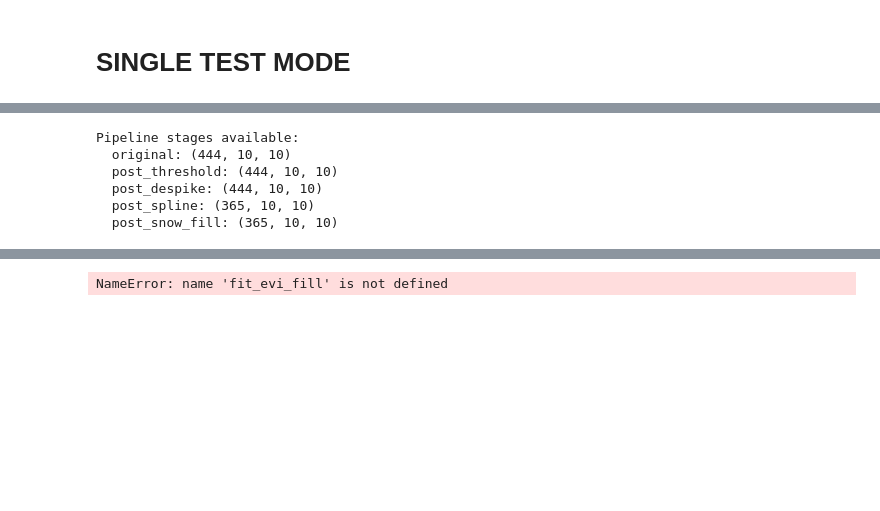
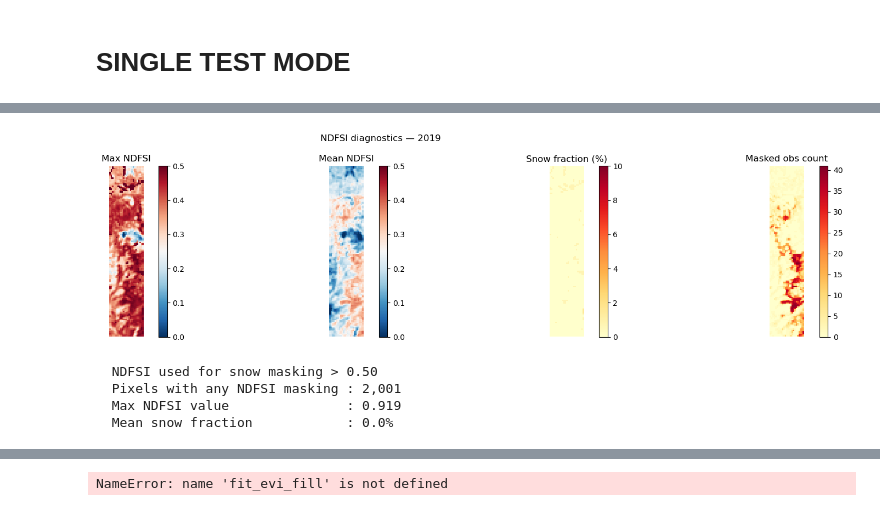
Before and after one commit to CQuinn8/HLS_phenometrics_maap, a Jupyter notebook: interactive_pheno_testing.ipynb, the cells around one changed output, grey strips where cells are left out. Saved outputs shown, nothing was run; the diff lists cells and outputs as text; code cells hidden in the pictures; blank space fills up the shorter version.

```diff
--- a/interactive_pheno_testing.ipynb
+++ b/interactive_pheno_testing.ipynb
@@ -1649,16 +1999,46 @@ Step4: Apply spline
 # %%
 intermediate = chunk_results.pop('_intermediate')
-
-print("Pipeline stages available:")
-for stage_name, stage_data in intermediate.items():
-    print(f"  {stage_name}: {stage_data.shape}")
-# %% [output]
-Pipeline stages available:
-  original: (444, 10, 10)
-  post_threshold: (444, 10, 10)
-  post_despike: (444, 10, 10)
-  post_spline: (365, 10, 10)
-  post_snow_fill: (365, 10, 10)
+# %%
+inter     = intermediate
+hit_cnt   = inter['ndfsi_hit_cnt']
+ndfsi_da  = inter['ndfsi']          # (time, y, x) for target_year
+
+if hit_cnt is not None and ndfsi_da is not None:
+    ndfsi_max  = ndfsi_da.max(dim='time').values
+    ndfsi_mean = ndfsi_da.mean(dim='time').values
+    snow_frac  = (ndfsi_da > 0.5).sum(dim='time').values / len(ndfsi_da.time)
+
+    fig, axes = plt.subplots(1, 4, figsize=(18, 4))
+    fig.suptitle(f'NDFSI diagnostics — {target_year}', fontsize=12)
+
+    panels = [
+        (ndfsi_max,           'Max NDFSI',               'RdBu_r', (0, 0.5)),
+        (ndfsi_mean,          'Mean NDFSI',              'RdBu_r', (0, 0.5)),
+        (snow_frac * 100,     'Snow fraction (%)',        'YlOrRd', (0, 10)),
+        (hit_cnt,             'Masked obs count',         'YlOrRd', None),
+    ]
+
+    for ax, (data, title, cmap, vrange) in zip(axes, panels):
+        vmin, vmax = vrange if vrange else (None, None)
+        im = ax.imshow(data, cmap=cmap, interpolation='nearest',
+                       vmin=vmin, vmax=vmax)
+        plt.colorbar(im, ax=ax)
+        ax.set_title(title)
+        ax.axis('off')
+
+    plt.tight_layout()
+    plt.show()
+
+    print(f"  NDFSI used for snow masking > 0.50")
+    print(f"  Pixels with any NDFSI masking : {int((hit_cnt > 0).sum()):,}")
+    print(f"  Max NDFSI value               : {float(ndfsi_max.max()):.3f}")
+    print(f"  Mean snow fraction            : {float(snow_frac.mean()) * 100:.1f}%")
+# %% [output]
+[figure, added]
+  NDFSI used for snow masking > 0.50
+  Pixels with any NDFSI masking : 2,001
+  Max NDFSI value               : 0.919
+  Mean snow fraction            : 0.0%
 # %%
 chunk_idx = 0
 if intermediate:
```
Also changed, not shown: parts of 57 cells of this notebook, 1 other file.
